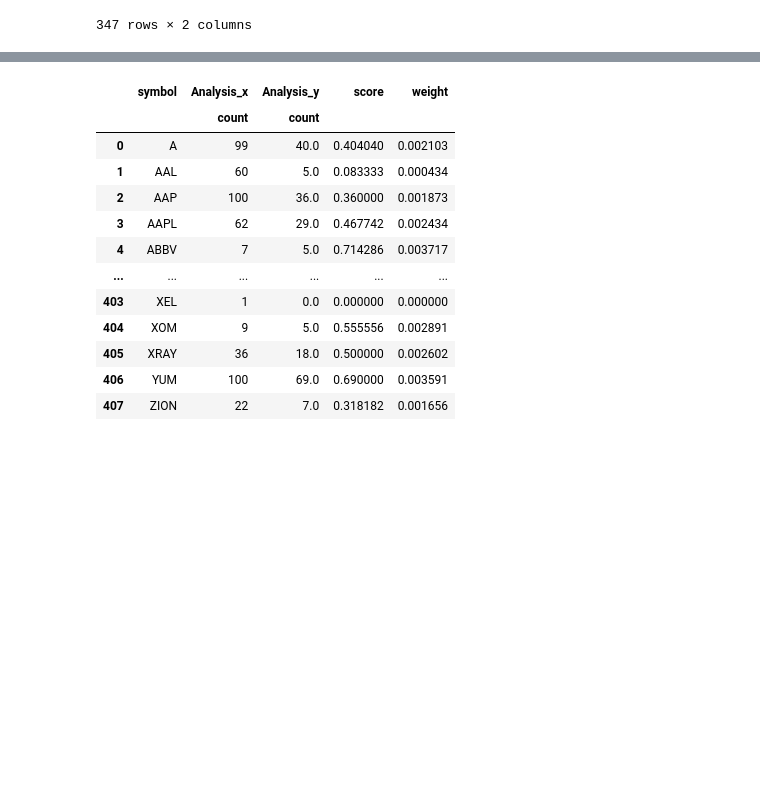
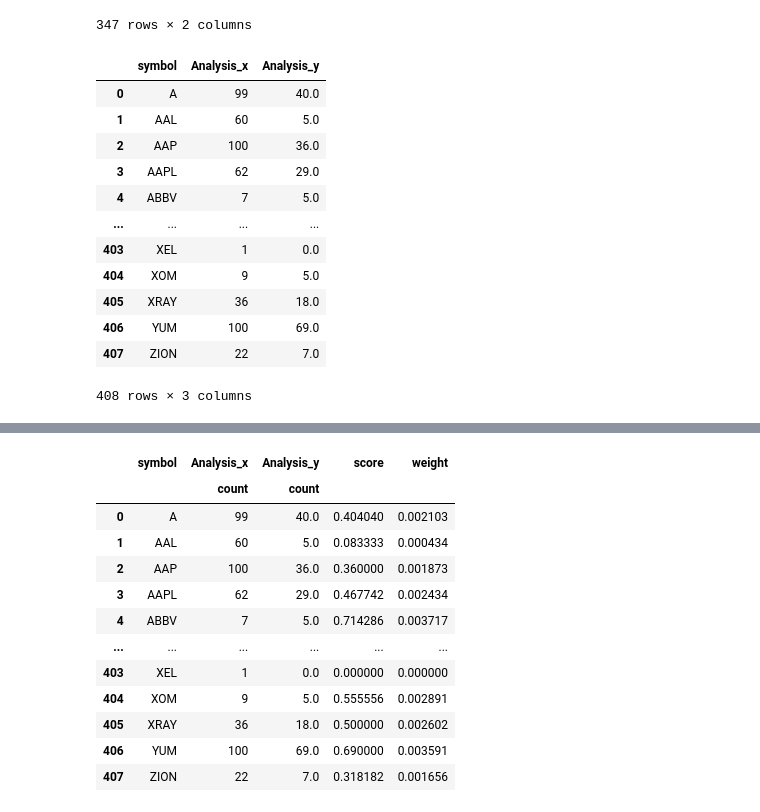
Before and after one commit to AndreasPalmgren/twitter-sentiment, a Jupyter notebook: twitter_sentiment.ipynb, the cells around one changed output, grey strips where cells are left out. Drawn from its saved outputs; the diff is of its cells as text; code cells hidden in the pictures; blank space fills up the shorter version.

```diff
--- a/twitter_sentiment.ipynb
+++ b/twitter_sentiment.ipynb
@@ -132,9 +132,25 @@ positives
 347 rows × 2 columns
 # %%
 total = df[["symbol", "Analysis"]].groupby(by=["symbol"]).agg(['count']).reset_index()
+total.columns = total.columns.get_level_values(0)
 
 positives = df[["symbol", "Analysis"]][df["Analysis"]=="Positive"].groupby(by=["symbol"]).agg(['count']).reset_index()
+positives.columns = positives.columns.get_level_values(0)
 
 total = pd.merge(total, positives, on="symbol", how="left").fillna(0)
-
-total["score"] = total["Analysis_y"].div(total["Analysis_x"])
+total
+#total["score"] = total["Analysis_y"].div(total["Analysis_x"])
+# %% [output]
+|  | symbol | Analysis_x | Analysis_y |
+| 0 | A | 99 | 40.0 |
+| 1 | AAL | 60 | 5.0 |
+| 2 | AAP | 100 | 36.0 |
+| 3 | AAPL | 62 | 29.0 |
+| 4 | ABBV | 7 | 5.0 |
+| ... | ... | ... | ... |
+| 403 | XEL | 1 | 0.0 |
+| 404 | XOM | 9 | 5.0 |
+| 405 | XRAY | 36 | 18.0 |
+| 406 | YUM | 100 | 69.0 |
+| 407 | ZION | 22 | 7.0 |
+408 rows × 3 columns
```
Also changed, not shown: parts of 7 cells of this notebook, 6 other files.
